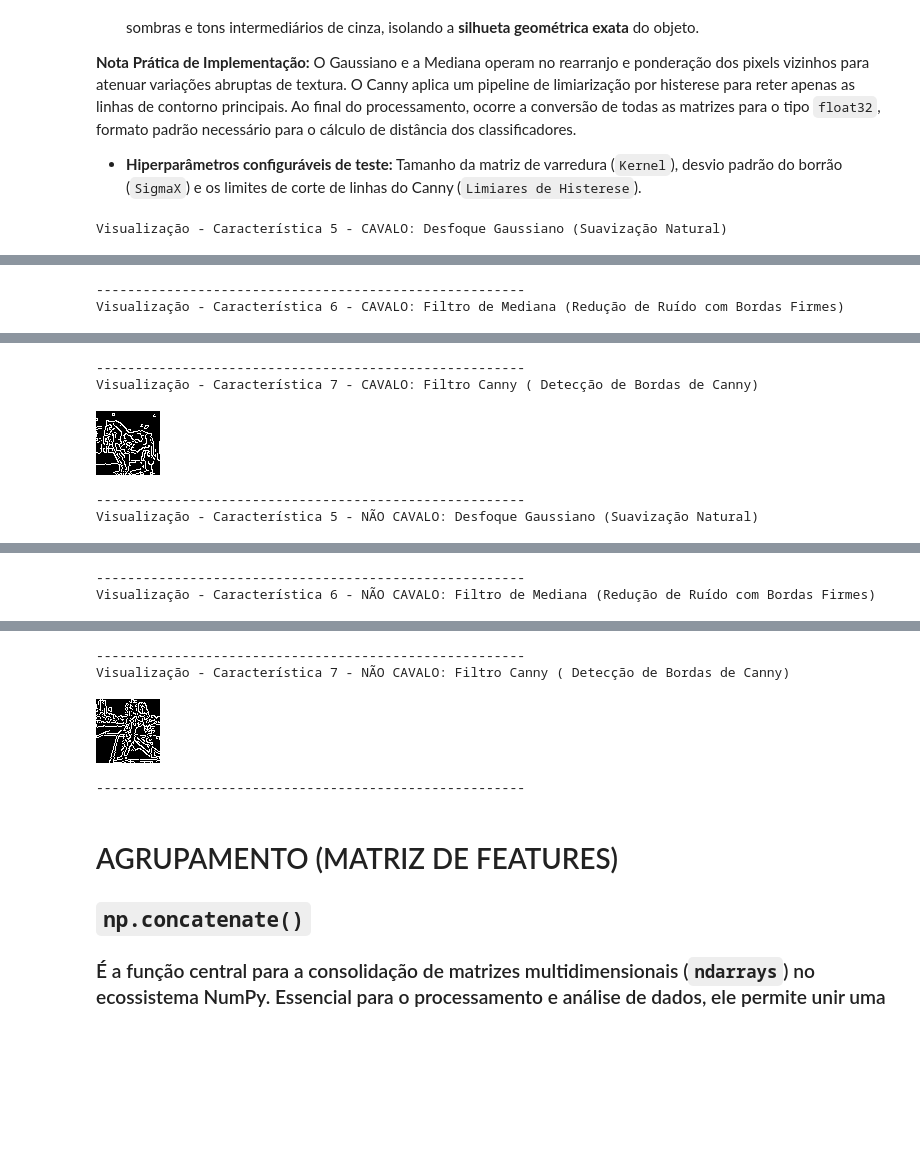
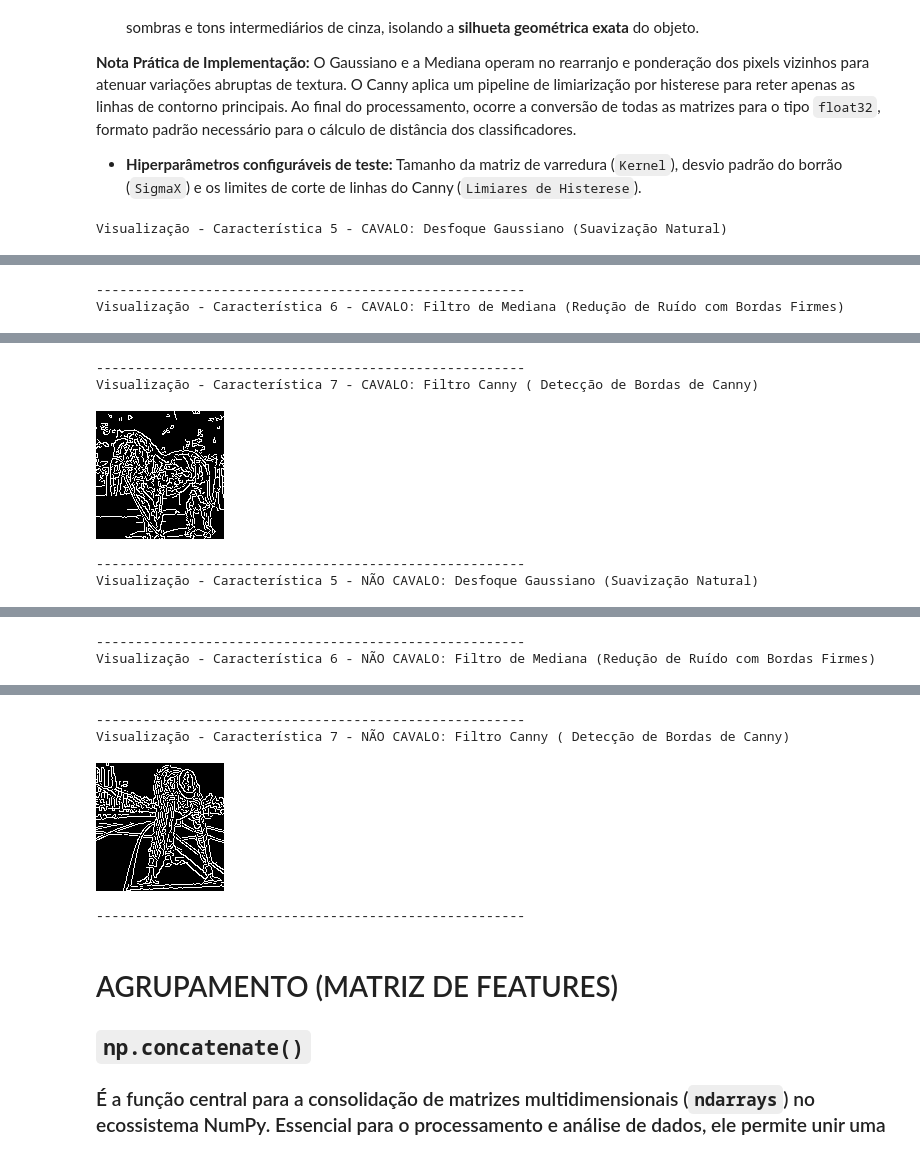
Before and after one commit to vitoriaferreirap/DeepLearning, a Jupyter notebook: MachineLearning/SistemasInteligentes/SistemasInteligentes_ClassificadorCavalos.ipynb, the cells around one changed output, grey strips where cells are left out. Saved outputs shown, nothing was run; the diff lists cells and outputs as text; code cells hidden in the pictures; blank space fills up the shorter version.

```diff
--- a/MachineLearning/SistemasInteligentes/SistemasInteligentes_ClassificadorCavalos.ipynb
+++ b/MachineLearning/SistemasInteligentes/SistemasInteligentes_ClassificadorCavalos.ipynb
@@ -187,8 +177,8 @@ for nome_arquivo in arquivos_cavalos:
     # REPRESENTACAO DA MESMA IMAGEM  - SEGUNDA: VETORCARACTERISTICAS - 4096 MESMA INFO MAS ACHATADA
 
     # redimensionar imgs
-    tamanhoPadrao = (64, 64)
-    imgRedimensionada_cavalos = cv.resize(caracteristica_1_cavalo, tamanhoPadrao)
+    tamanhoPadrao = (128, 128)
+    imgRedimensionada_cavalos = cv.resize(caracteristica_1_cavalo, tamanhoPadrao, interpolation=cv.INTER_AREA)
 
     # Apenas para ver o logs:
     # Passo A: Achatar a matriz transformando em vetor unidimensional
@@ -243,8 +233,8 @@ for nome_arquivo in arquivos_nao_cavalos:
     # converter imgs para tons de cinza
     caracteristica_1_nao_cavalos = cv.cvtColor(img_original_nao_cavalos, cv.COLOR_BGR2GRAY)
     # redimensionar imgs
-    tamanhoPadrao = (64, 64)
-    imgRedimensionada_nao_cavalos = cv.resize(caracteristica_1_nao_cavalos, tamanhoPadrao)
+    tamanhoPadrao = (128, 128)
+    imgRedimensionada_nao_cavalos = cv.resize(caracteristica_1_nao_cavalos, tamanhoPadrao, interpolation=cv.INTER_AREA)
 
     # Passo A: Achatar a matriz transformando em vetor unidimensional
     imagemAchatada_nao_cavalos = imgRedimensionada_nao_cavalos.flatten()
@@ -338,13 +328,13 @@ for imgRedimensionada_cavalos in imagensCom_Caracteristica1_cavalos:
     resultadoVetores_caracteristica2_cavalos.append(caracteristica_2_cavalo.flatten())
 
     # Função SOBEL x Gradiente Vertical (mátematicamente calcula a derivada parcial vertical)
-    sobel_y_float_cavalo = cv.Sobel(imgRedimensionada_cavalos, cv.CV_64F, 0, 1, ksize=5)
+    sobel_y_float_cavalo = cv.Sobel(imgRedimensionada_cavalos, cv.CV_64F, 0, 1, ksize=3)
     sobel_y_absoluto_cavalo = np.absolute(sobel_y_float_cavalo)
     caracteristica_3_cavalo = sobel_y_absoluto_cavalo.astype(np.float32)
     resultadoVetores_caracteristica3_cavalos.append(caracteristica_3_cavalo.flatten())
 
     # Função LAPLACIANO x Gradiente de Segunda Ordem (calcula a soma das segundas derivadas especiais)
-    laplacian_float_cavalo = cv.Laplacian(imgRedimensionada_cavalos, cv.CV_64F)
+    laplacian_float_cavalo = cv.Laplacian(imgRedimensionada_cavalos, cv.CV_64F, ksize=3)
     # tranforma negativos em positivos
     laplacian_absoluto_cavalo = np.absolute(laplacian_float_cavalo)
     # tipo para o uso do knn
@@ -387,13 +377,13 @@ for imgRedimensionada_nao_cavalos in imagensCom_Caracteristica1_nao_cavalos:
     resultadoVetores_caracteristica2_nao_cavalos.append(caracteristica_2_nao_cavalos.flatten())
 
     # Função SOBEL x Gradiente Vertical (mátematicamente calcula a derivada parcial vertical)
-    sobel_y_float_nao_cavalos = cv.Sobel(imgRedimensionada_nao_cavalos, cv.CV_64F, 0, 1, ksize=5)
+    sobel_y_float_nao_cavalos = cv.Sobel(imgRedimensionada_nao_cavalos, cv.CV_64F, 0, 1, ksize=3)
     sobel_y_absoluto_nao_cavalos = np.absolute(sobel_y_float_nao_cavalos)
     caracteristica_3_nao_cavalos = sobel_y_absoluto_nao_cavalos.astype(np.float32)
     resultadoVetores_caracteristica3_nao_cavalos.append(caracteristica_3_nao_cavalos.flatten())
 
     # Função LAPLACIANO x Gradiente de Segunda Ordem (calcula a soma das segundas derivadas especiais)
-    laplacian_float_nao_cavalos = cv.Laplacian(imgRedimensionada_nao_cavalos, cv.CV_64F)
+    laplacian_float_nao_cavalos = cv.Laplacian(imgRedimensionada_nao_cavalos, cv.CV_64F, ksize=3)
     # tranforma negativos em positivos
     laplacian_absoluto_nao_cavalos = np.absolute(laplacian_float_nao_cavalos)
     # tipo para o uso do knn
@@ -462,7 +452,7 @@ resultadoVetores_caracteristica7_cavalos = []
 for imgRedimensionada_cavalos in imagensCom_Caracteristica1_cavalos:
 
     # Desfoque Gaussiano
-    gaussian_float_cavalo = cv.GaussianBlur(imgRedimensionada_cavalos, (5, 5), 0)
+    gaussian_float_cavalo = cv.GaussianBlur(imgRedimensionada_cavalos, (3, 3), 0)
     # tranforma negativos em positivos
     caracteristica_5_cavalo = gaussian_float_cavalo.astype(np.float32)
     # transformar imagem em vetor para o k-NN
@@ -470,13 +460,13 @@ for imgRedimensionada_cavalos in imagensCom_Caracteristica1_cavalos:
     resultadoVetores_caracteristica5_cavalos.append(vetorCaracteristica5)
 
     # Filtro de Mediana
-    median_float_cavalo = cv.medianBlur(imgRedimensionada_cavalos, 5)
+    median_float_cavalo = cv.medianBlur(imgRedimensionada_cavalos, 7)
     caracteristica_6_cavalo = median_float_cavalo.astype(np.float32)
     vetorCaracteristica6 = caracteristica_6_cavalo.flatten()
     resultadoVetores_caracteristica6_cavalos.append(vetorCaracteristica6)
 
     # Canny
-    canny_float_cavalo = cv.Canny(imgRedimensionada_cavalos, 100, 200)
+    canny_float_cavalo = cv.Canny(imgRedimensionada_cavalos, 50, 150)
     caracteristica_7_cavalo = canny_float_cavalo.astype(np.float32)
     vetorCaracteristica7 = caracteristica_7_cavalo.flatten()
     resultadoVetores_caracteristica7_cavalos.append(vetorCaracteristica7)
@@ -512,19 +502,19 @@ resultadoVetores_caracteristica7_nao_cavalos = []
 for imgRedimensionada_nao_cavalos in imagensCom_Caracteristica1_nao_cavalos:
 
     # Desfoque  Gaussiano
-    gaussian_float_nao_cavalos = cv.GaussianBlur(imgRedimensionada_nao_cavalos, (5, 5), 0)
+    gaussian_float_nao_cavalos = cv.GaussianBlur(imgRedimensionada_nao_cavalos, (3, 3), 0)
     caracteristica_5_nao_cavalos = gaussian_float_nao_cavalos.astype(np.float32)
     vetorCaracteristica5 = caracteristica_5_nao_cavalos.flatten()
     resultadoVetores_caracteristica5_nao_cavalos.append(vetorCaracteristica5)
 
     # Mediana gaussian_float
-    median_float_nao_cavalos = cv.medianBlur(imgRedimensionada_nao_cavalos, 5)
+    median_float_nao_cavalos = cv.medianBlur(imgRedimensionada_nao_cavalos, 7)
     caracteristica_6_nao_cavalos = median_float_nao_cavalos.astype(np.float32)
     vetorCaracteristica6 = caracteristica_6_nao_cavalos.flatten()
     resultadoVetores_caracteristica6_nao_cavalos.append(vetorCaracteristica6)
 
     # Canny
-    canny_float_nao_cavalos = cv.Canny(imgRedimensionada_nao_cavalos, 100, 200)
+    canny_float_nao_cavalos = cv.Canny(imgRedimensionada_nao_cavalos, 50, 150)
     caracteristica_7_nao_cavalos = canny_float_nao_cavalos.astype(np.float32)
     vetorCaracteristica7 = caracteristica_7_nao_cavalos.flatten()
     resultadoVetores_caracteristica7_nao_cavalos.append(vetorCaracteristica7)
@@ -537,35 +527,35 @@ resultadoVetores_caracteristica7_nao_cavalos_np = np.array(resultadoVetores_cara
 print("Visualização - Característica 5 - NÃO CAVALO: Desfoque Gaussiano (Suavização Natural)")
 imagem_visual_gauss_nao_cavalos = np.uint8(caracteristica_5_nao_cavalos)
 cv2_imshow(imagem_visual_gauss_nao_cavalos)
 print("-" * 55)
 
 print("Visualização - Característica 6 - NÃO CAVALO: Filtro de Mediana (Redução de Ruído com Bordas Firmes)")
 imagem_visual_median_nao_cavalos = np.uint8(caracteristica_6_nao_cavalos)
 cv2_imshow(imagem_visual_median_nao_cavalos)
 print("-" * 55)
 
 print("Visualização - Característica 7 - NÃO CAVALO: Filtro Canny ( Detecção de Bordas de Canny)")
 imagem_visual_canny_nao_cavalos = np.uint8(caracteristica_7_nao_cavalos)
 cv2_imshow(imagem_visual_canny_nao_cavalos)
 print("-" * 55)
 # %% [output]
 Visualização - Característica 5 - CAVALO: Desfoque Gaussiano (Suavização Natural)
 [figure]
 -------------------------------------------------------
 Visualização - Característica 6 - CAVALO: Filtro de Mediana (Redução de Ruído com Bordas Firmes)
 [figure]
 -------------------------------------------------------
 Visualização - Característica 7 - CAVALO: Filtro Canny ( Detecção de Bordas de Canny)
-[figure, old version]
+[figure, new version]
 -------------------------------------------------------
 Visualização - Característica 5 - NÃO CAVALO: Desfoque Gaussiano (Suavização Natural)
 [figure]
 -------------------------------------------------------
 Visualização - Característica 6 - NÃO CAVALO: Filtro de Mediana (Redução de Ruído com Bordas Firmes)
 [figure]
 -------------------------------------------------------
 Visualização - Característica 7 - NÃO CAVALO: Filtro Canny ( Detecção de Bordas de Canny)
-[figure, old version]
+[figure, new version]
 -------------------------------------------------------
 # %% [markdown]
 # AGRUPAMENTO (MATRIZ DE FEATURES)
```
Also changed, not shown: parts of 14 cells of this notebook.
